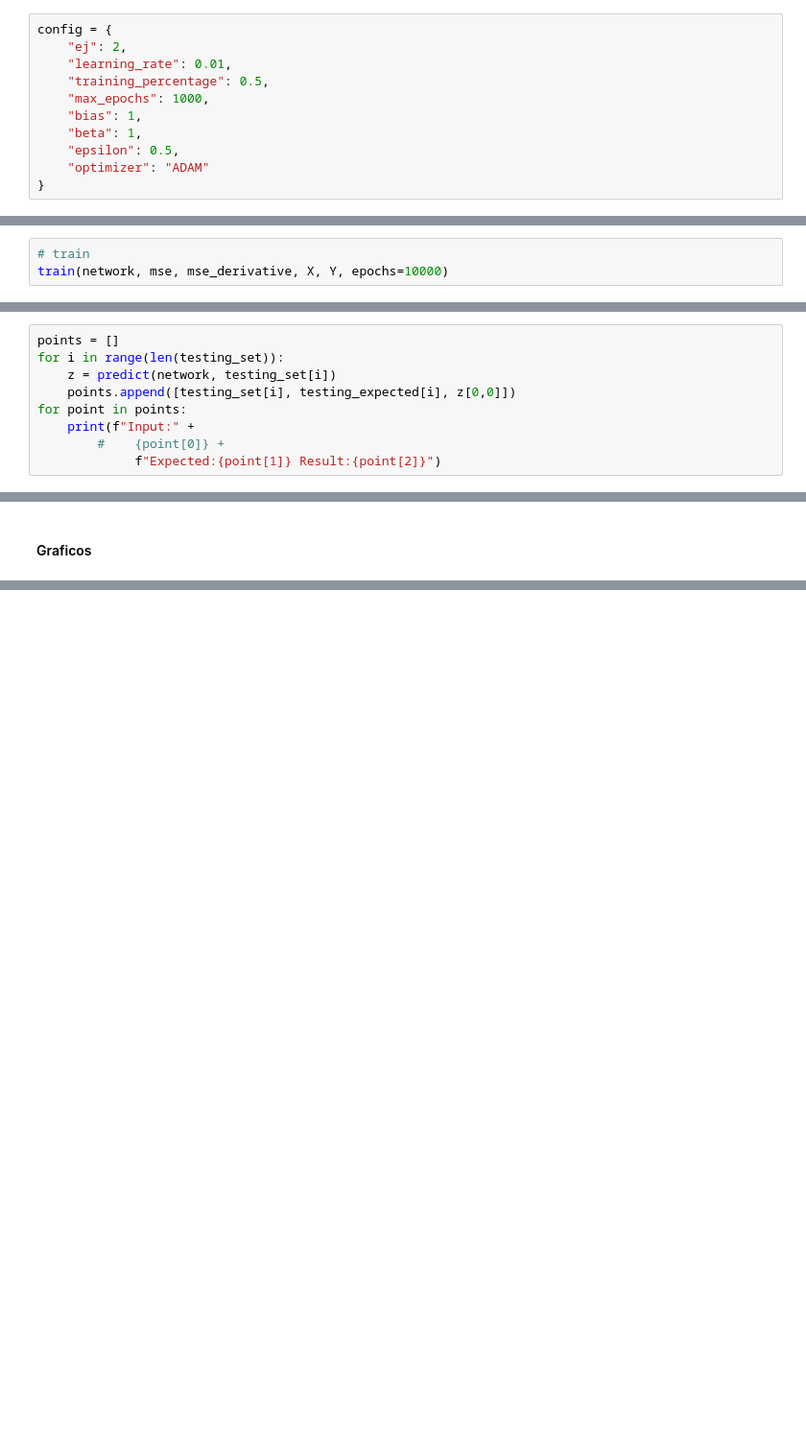
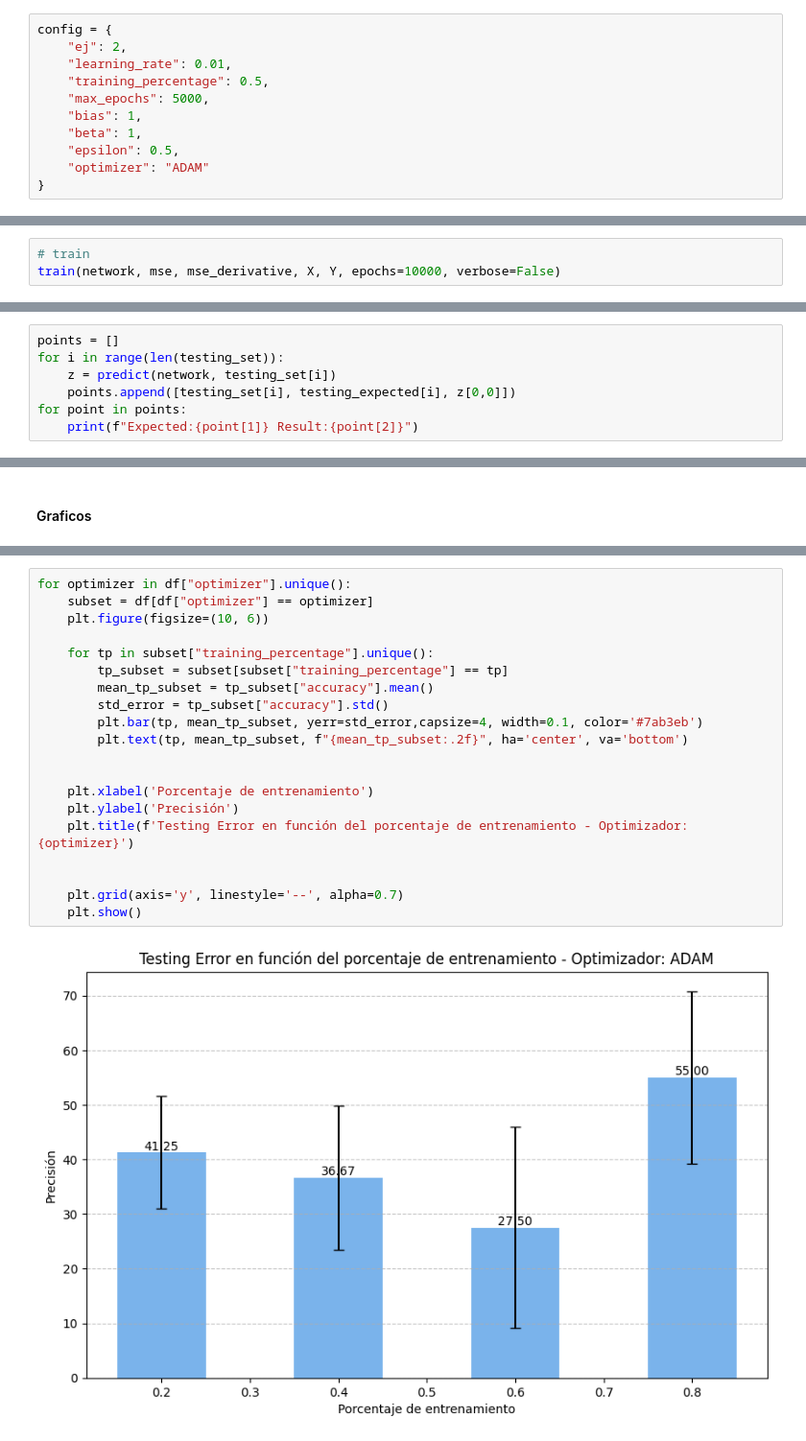
Before and after one commit to Ian-Arnott/TPs-SIA, a Jupyter notebook: Tp3/ej3/ej3_2_notebook.ipynb, the cells around one changed output, grey strips where cells are left out. Shown at 96% size. Drawn from its saved outputs; the diff is of its cells as text; blank space fills up the shorter version.

Commit message:
Add testing error plots for ej3_2

```diff
--- a/Tp3/ej3/ej3_2_notebook.ipynb
+++ b/Tp3/ej3/ej3_2_notebook.ipynb
@@ -15,7 +15,7 @@ config = {
     "ej": 2,
     "learning_rate": 0.01,
     "training_percentage": 0.5,
-    "max_epochs": 1000,
+    "max_epochs": 5000,
     "bias": 1,
     "beta": 1,
     "epsilon": 0.5,
@@ -64,4 +52,4 @@ network
  <activation_functions.Sigmoid at 0x...>]
 # %%
 # train
-train(network, mse, mse_derivative, X, Y, epochs=10000)
+train(network, mse, mse_derivative, X, Y, epochs=10000, verbose=False)
@@ -89,7 +59,5 @@ for i in range(len(testing_set)):
     z = predict(network, testing_set[i])
     points.append([testing_set[i], testing_expected[i], z[0,0]])
 for point in points:
-    print(f"Input:" +
-        #    {point[0]} +
-             f"Expected:{point[1]} Result:{point[2]}")
+    print(f"Expected:{point[1]} Result:{point[2]}")
 # %% [output]
@@ -230,0 +150,22 @@ for i in range(len(results)):
+# %%
+for optimizer in df["optimizer"].unique():
+    subset = df[df["optimizer"] == optimizer]
+    plt.figure(figsize=(10, 6))
+
+    for tp in subset["training_percentage"].unique():
+        tp_subset = subset[subset["training_percentage"] == tp]
+        mean_tp_subset = tp_subset["accuracy"].mean()
+        std_error = tp_subset["accuracy"].std()
+        plt.bar(tp, mean_tp_subset, yerr=std_error,capsize=4, width=0.1, color='#7ab3eb')
+        plt.text(tp, mean_tp_subset, f"{mean_tp_subset:.2f}", ha='center', va='bottom')
+
+
+    plt.xlabel('Porcentaje de entrenamiento')
+    plt.ylabel('Precisión')
+    plt.title(f'Testing Error en función del porcentaje de entrenamiento - Optimizador: {optimizer}')
+
+
+    plt.grid(axis='y', linestyle='--', alpha=0.7)
+    plt.show()
+# %% [output]
+[figure, added]
```
Also changed, not shown: parts of 8 cells of this notebook, 1 other file.
